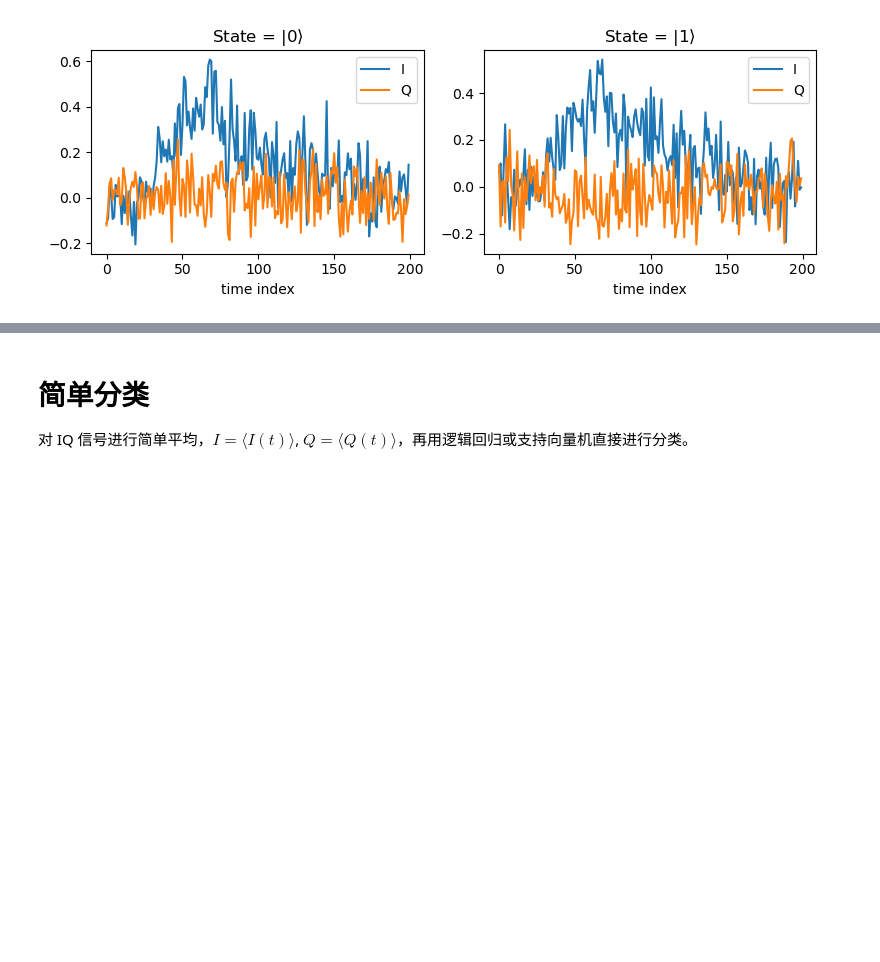
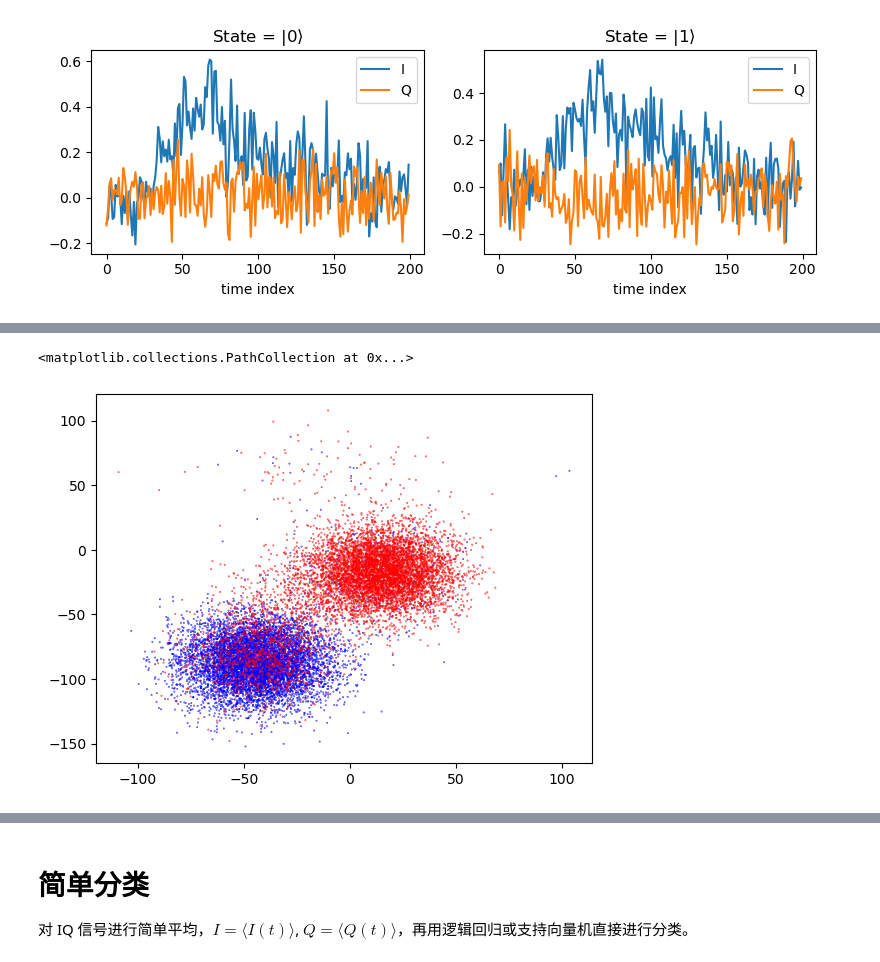
Before and after one commit to coding-xyz/qpu-gpu-co-processing, a Jupyter notebook: test_readout.ipynb, the cells around one changed output, grey strips where cells are left out. Drawn from its saved outputs; the diff is of its cells as text; code cells hidden in the pictures; blank space fills up the shorter version.

```diff
--- a/test_readout.ipynb
+++ b/test_readout.ipynb
@@ -115,0 +170,13 @@ plt.show()
+# %%
+f_demod = 759.5e6
+fs = 2.8e9
+T = 4800
+wave_time = np.arange(T) / fs
+burn_out = 1000
+I = np.dot(X_train[:,burn_out:-1], np.cos(2*np.pi*f_demod*wave_time[burn_out:-1]))
+Q = np.dot(X_train[:,burn_out:-1], np.sin(2*np.pi*f_demod*wave_time[burn_out:-1]))
+
+plt.scatter(I, Q, s=0.1, c=y_train, cmap="bwr")
+# %% [output]
+<matplotlib.collections.PathCollection at 0x...>
+[figure, added]
```
Also changed, not shown: parts of 5 cells of this notebook, 3 other files.
